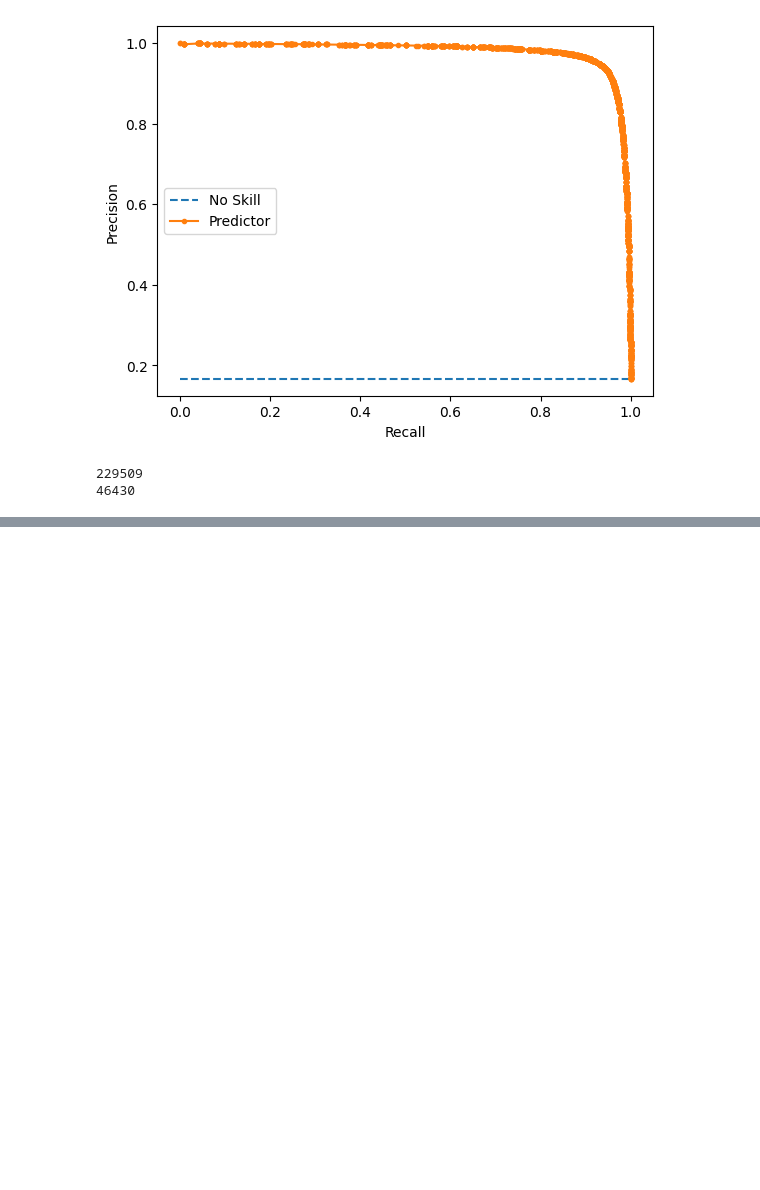
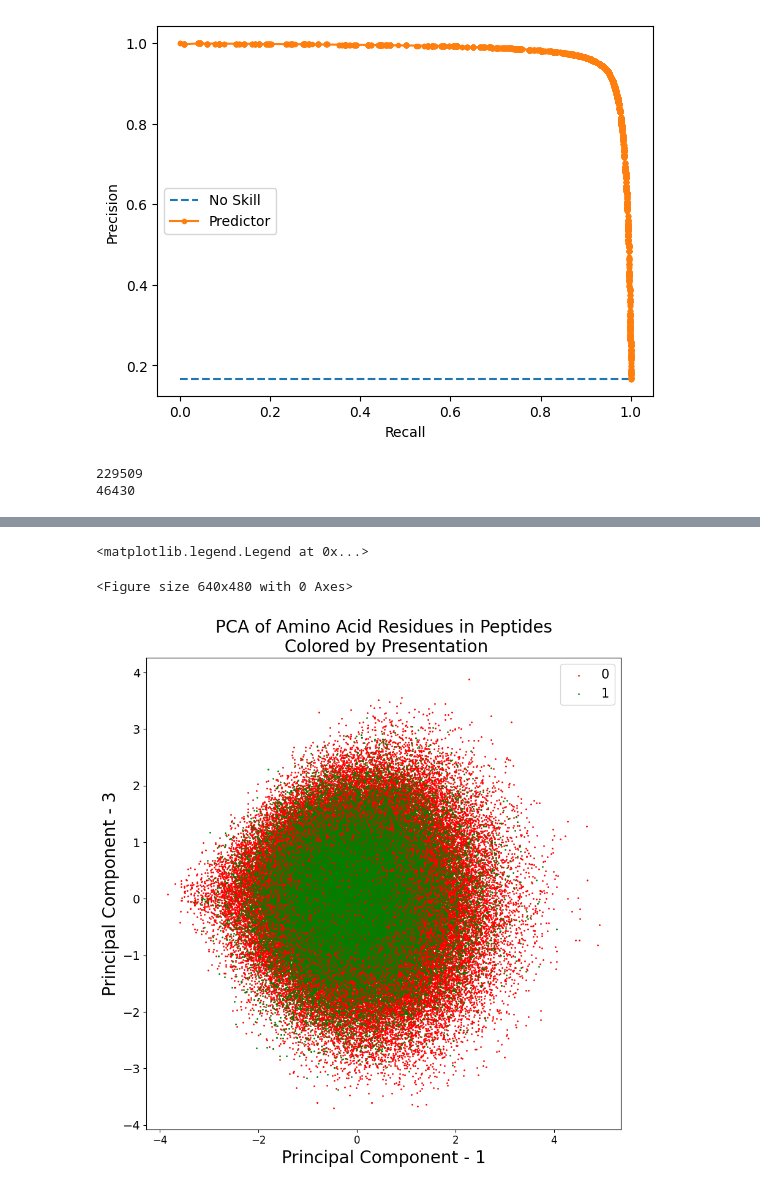
Before and after one commit to jrouhana/MHC_Class_I_Playground, a Jupyter notebook: notebooks/load_and_use_model.ipynb, the cells around one changed output, grey strips where cells are left out. Saved outputs shown, nothing was run; the diff lists cells and outputs as text; code cells hidden in the pictures; blank space fills up the shorter version.

```diff
--- a/notebooks/load_and_use_model.ipynb
+++ b/notebooks/load_and_use_model.ipynb
@@ -521,0 +503,5 @@ test_dset['input_ids'][0]
+# %%
+test_df = test_dset.to_pandas()
+test_df['peptide'] = test_df.apply(lambda x: x['input_ids'][(-1*x['peptide_length']):], axis=1)
+ninemer_df = test_df.query('peptide_length == 9').copy()
+ninemer_df
@@ -521,0 +594,22 @@ test_dset['input_ids'][0]
+# %%
+ninemer_df.reset_index(drop=True, inplace=True)
+
+plt.figure()
+plt.figure(figsize=(10,10))
+plt.xticks(fontsize=12)
+plt.yticks(fontsize=14)
+plt.xlabel('Principal Component - 1',fontsize=20)
+plt.ylabel('Principal Component - 3',fontsize=20)
+plt.title("PCA of Amino Acid Residues in Peptides\n Colored by Presentation",fontsize=20)
+targets = [0, 1]
+colors = ['r', 'g']
+for target, color in zip(targets,colors):
+    indicesToKeep = ninemer_df['labels'] == target
+    plt.scatter(pca_df.loc[indicesToKeep, 'pc1'],
+                pca_df.loc[indicesToKeep, 'pc3'], c = color, s = 1)
+
+plt.legend(targets,prop={'size': 15})
+# %% [output]
+<matplotlib.legend.Legend at 0x...>
+<Figure size 640x480 with 0 Axes>
+[figure, added]
```
Also changed, not shown: parts of 20 cells of this notebook, 1 other file.
